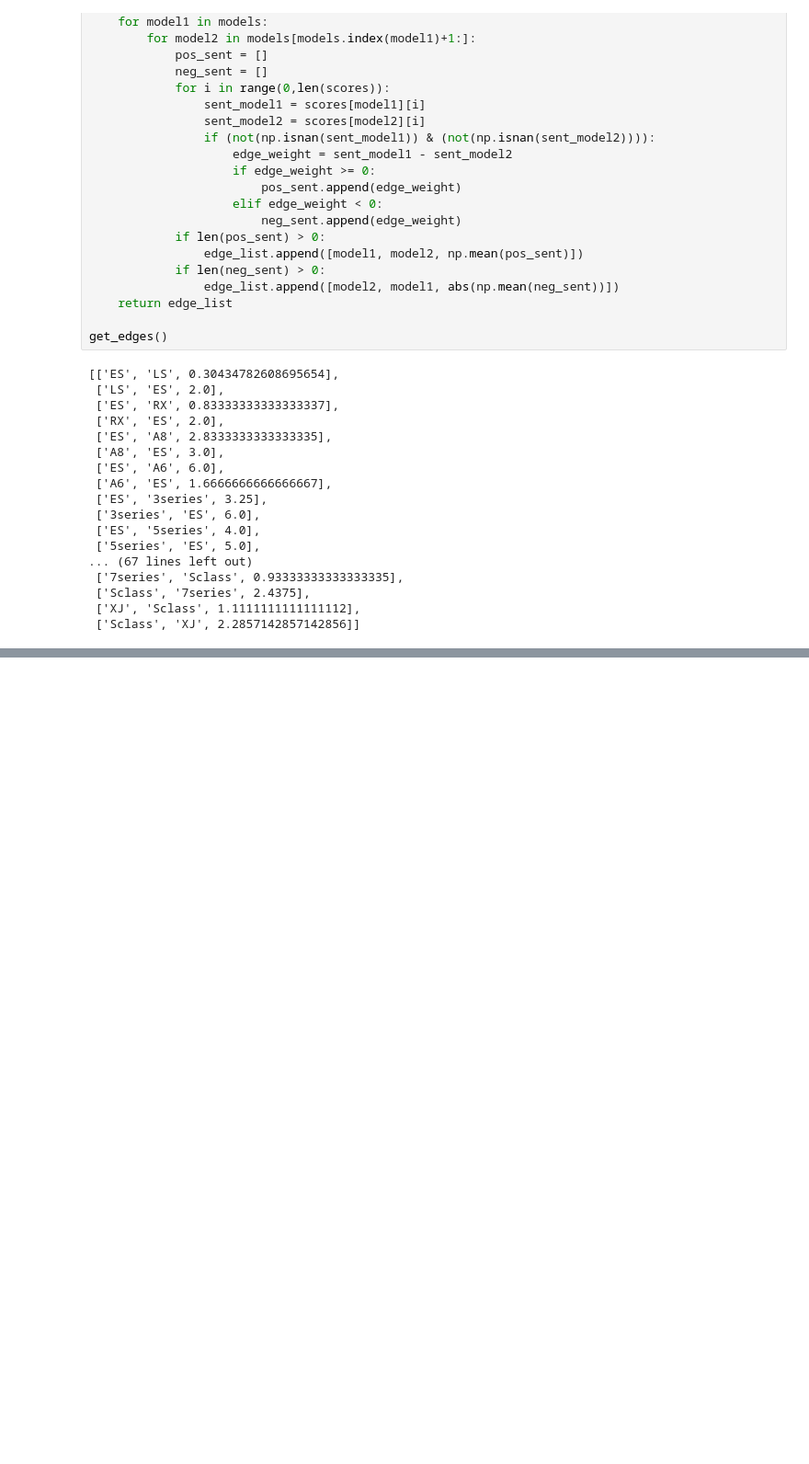
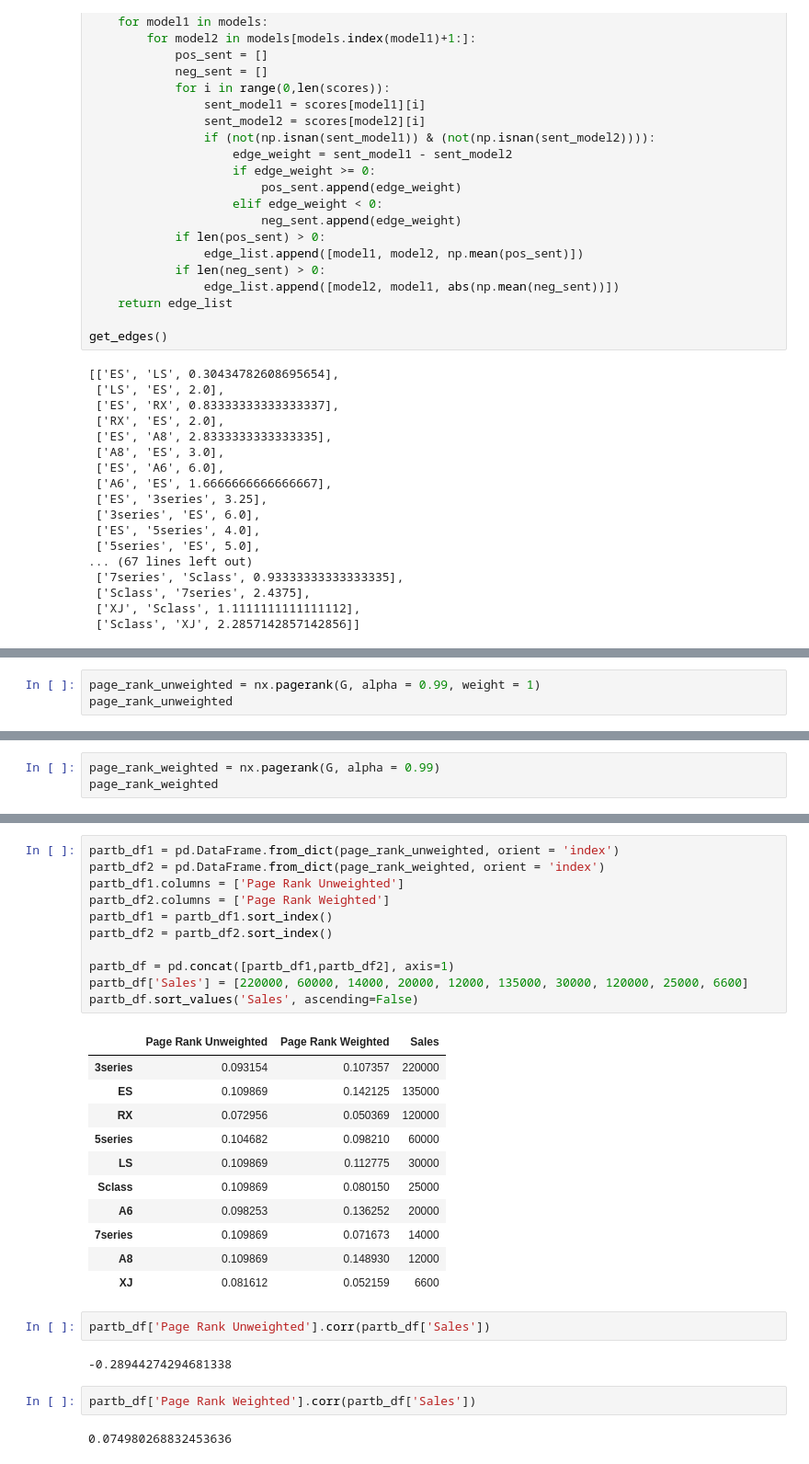
Before and after one commit to timlai09/TextAnalysis, a Jupyter notebook: Assignment3/TextAssignment3-Heard-Lai-Mulcahy-Quijano-Reynolds.ipynb, the cells around one changed output, grey strips where cells are left out. Shown at 92% size. Drawn from its saved outputs; the diff is of its cells as text; blank space fills up the shorter version.

```diff
--- a/Assignment3/TextAssignment3-Heard-Lai-Mulcahy-Quijano-Reynolds.ipynb
+++ b/Assignment3/TextAssignment3-Heard-Lai-Mulcahy-Quijano-Reynolds.ipynb
@@ -94,0 +82,3 @@ plt.show()
+# %%
+page_rank_unweighted = nx.pagerank(G, alpha = 0.99, weight = 1)
+page_rank_unweighted
@@ -94,0 +96,3 @@ plt.show()
+# %%
+page_rank_weighted = nx.pagerank(G, alpha = 0.99)
+page_rank_weighted
@@ -94,0 +110,31 @@ plt.show()
+# %%
+partb_df1 = pd.DataFrame.from_dict(page_rank_unweighted, orient = 'index')
+partb_df2 = pd.DataFrame.from_dict(page_rank_weighted, orient = 'index')
+partb_df1.columns = ['Page Rank Unweighted']
+partb_df2.columns = ['Page Rank Weighted']
+partb_df1 = partb_df1.sort_index()
+partb_df2 = partb_df2.sort_index()
+
+partb_df = pd.concat([partb_df1,partb_df2], axis=1)
+partb_df['Sales'] = [220000, 60000, 14000, 20000, 12000, 135000, 30000, 120000, 25000, 6600]
+partb_df.sort_values('Sales', ascending=False)
+# %% [output]
+|  | Page Rank Unweighted | Page Rank Weighted | Sales |
+| 3series | 0.093154 | 0.107357 | 220000 |
+| ES | 0.109869 | 0.142125 | 135000 |
+| RX | 0.072956 | 0.050369 | 120000 |
+| 5series | 0.104682 | 0.098210 | 60000 |
+| LS | 0.109869 | 0.112775 | 30000 |
+| Sclass | 0.109869 | 0.080150 | 25000 |
+| A6 | 0.098253 | 0.136252 | 20000 |
+| 7series | 0.109869 | 0.071673 | 14000 |
+| A8 | 0.109869 | 0.148930 | 12000 |
+| XJ | 0.081612 | 0.052159 | 6600 |
+# %%
+partb_df['Page Rank Unweighted'].corr(partb_df['Sales'])
+# %% [output]
+-0.28944274294681338
+# %%
+partb_df['Page Rank Weighted'].corr(partb_df['Sales'])
+# %% [output]
+0.074980268832453636
```
Also changed, not shown: parts of 8 cells of this notebook.
